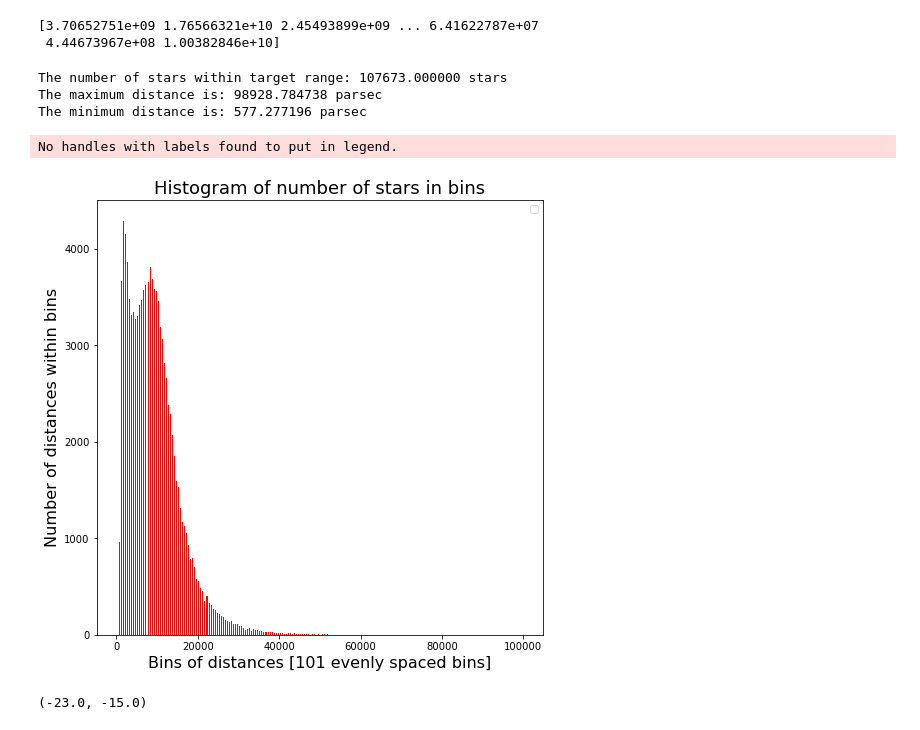
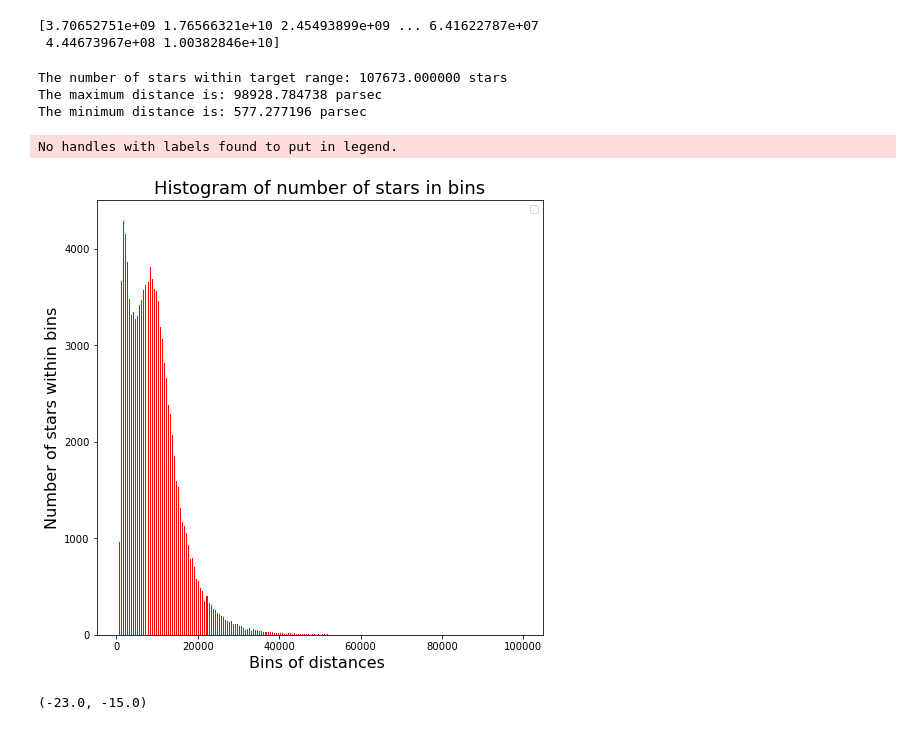
Before and after one commit to aquinocosme/ASTR3190-Introduction-to-Research-in-Astronomy, a Jupyter notebook: Research/ResearchProject_AquinoOvelar.ipynb, the cells around one changed output. Saved outputs shown, nothing was run; the diff lists cells and outputs as text; code cells hidden in the pictures.

```diff
--- a/Research/ResearchProject_AquinoOvelar.ipynb
+++ b/Research/ResearchProject_AquinoOvelar.ipynb
@@ -161,36 +154,37 @@ for i in range(y.size):# `y` is the array containing g-r. There are more efficie
 #creates tuple array that matches conditions
 is_target = np.empty(y.size)
 for i in range(y.size):
     if (0.2 < y[i] and 0.4 > y[i]):
         is_target[i] = True
 #extracts target values of g-r band using the previously created tupple array
 target_bands = np.extract(is_target,y)
+other_bands = np.extract(is_target,x)
 txt = "The number of stars within target range: {num:.6f} stars"
 print(txt.format(num = target_bands.size))
 #get distances of these values
 target_distances = np.extract(is_target,distanceParsec)
 
 txt1 = "The maximum distance is: {number1:.6f} parsec"
 print(txt1.format(number1 = np.amax(target_distances)))
 txt2 = "The minimum distance is: {number2:.6f} parsec"
 print(txt2.format(number2 = np.amin(target_distances)))
 
 
 #THREE: Plots distritbution of these stars
 bins=np.linspace(0,100000,201)
 plt.figure(figsize=(8,8))
 plt.hist(target_distances, bins,color = 'red',histtype='bar', rwidth=0.5)
 plt.title('Histogram of number of stars in bins',fontsize =18)
-plt.xlabel('Bins of distances [101 evenly spaced bins]', fontsize = 16)
-plt.ylabel('Number of distances within bins',fontsize = 16)
+plt.xlabel('Bins of distances ', fontsize = 16)
+plt.ylabel('Number of stars within bins',fontsize = 16)
 plt.legend()
 plt.show()
 # %% [output]
 The number of stars within target range: 107673.000000 stars
 The maximum distance is: 98928.784738 parsec
 The minimum distance is: 577.277196 parsec
 No handles with labels found to put in legend.
-[figure, old version]
+[figure, new version]
 # %%
 'Computes and plots the densities and distances. SORTED'
 #writes a table with astropy with target_band and their respective distances
```
Also changed, not shown: parts of 9 cells of this notebook, 7 other files.
